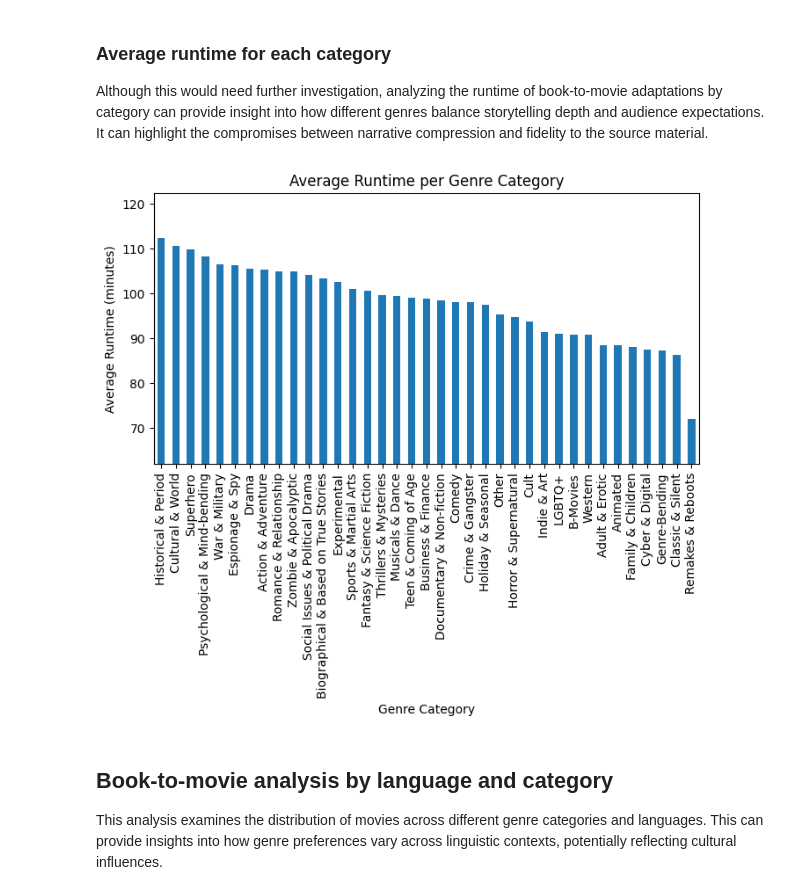
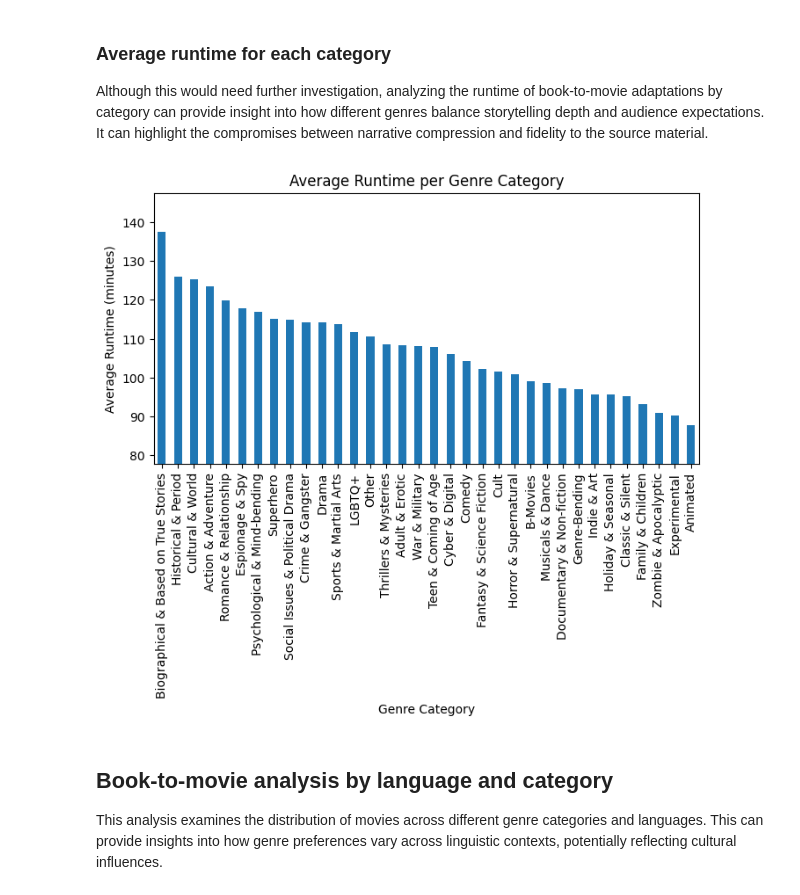
Before and after one commit to epfl-ada/ada-2024-project-padamalgame, a Jupyter notebook: results.ipynb, the cells around one changed output. Cells and saved outputs as stored; diff of their text form; code cells hidden in the pictures.

```diff
--- a/results.ipynb
+++ b/results.ipynb
@@ -188,6 +189,6 @@ Which categories of book adaptations are gaining popularity over time?
 # %%
 genre_categories = load_genre_categories('data/genre_categories.json')
 # %%
-df_genres_exploded = explode_MovieGenre(df.copy())
+adapted_movies_genres_exploded = explode_MovieGenre(adapted_movies.copy())
 # %%
 # Calculate the average movie date for each genre category
@@ -309,29 +310,29 @@ plt.show()
 Although this would need further investigation, analyzing the runtime of book-to-movie adaptations by category can provide insight into how different genres balance storytelling depth and audience expectations. It can highlight the compromises between narrative compression and fidelity to the source material.
 # %%
 # Calculate the average runtime for each genre category
-average_runtime = df_genres_exploded.dropna(subset=['MovieRuntime']).groupby('MovieGenre')['MovieRuntime'].mean()
+average_runtime = adapted_movies_genres_exploded.dropna(subset=['MovieRuntime']).groupby('MovieGenre')['MovieRuntime'].mean()
 
 # Map genres to categories
 average_runtime_category = average_runtime.reset_index()
 average_runtime_category['MovieCategory'] = average_runtime_category['MovieGenre'].map(lambda x: next((k for k, v in genre_categories.items() if x in v), 'Other'))
 
 # Calculate the average runtime for each category
 average_runtime_category = average_runtime_category.groupby('MovieCategory')['MovieRuntime'].mean()
 
 # Sort the average runtime by descending order
 average_runtime_category = average_runtime_category.sort_values(ascending=False)
 
 # Plot the average runtime for each genre category
 plt.figure(figsize=(8, 4))
 average_runtime_category.plot(kind='bar')
 plt.title('Average Runtime per Genre Category')
 plt.xlabel('Genre Category')
 plt.ylabel('Average Runtime (minutes)')
 plt.xticks(rotation=90)
 plt.ylim(average_runtime_category.min() - 10, average_runtime_category.max() + 10)
 plt.show()
 # %% [output]
-[figure, old version]
+[figure, new version]
 # %% [markdown]
 ## Book-to-movie analysis by language and category
 This analysis examines the distribution of movies across different genre categories and languages. This can provide insights into how genre preferences vary across linguistic contexts, potentially reflecting cultural influences.
```
Also changed, not shown: parts of 18 cells of this notebook.
